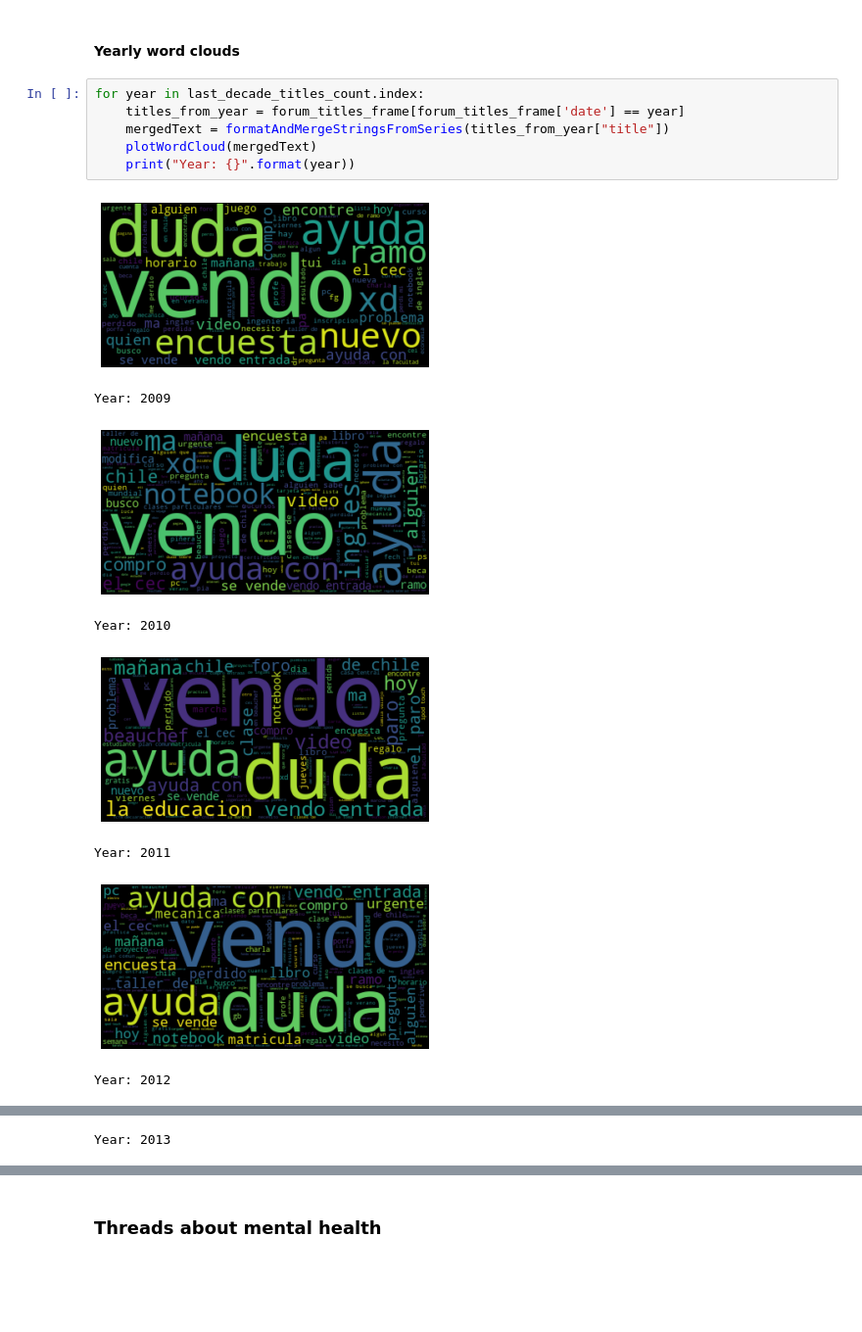
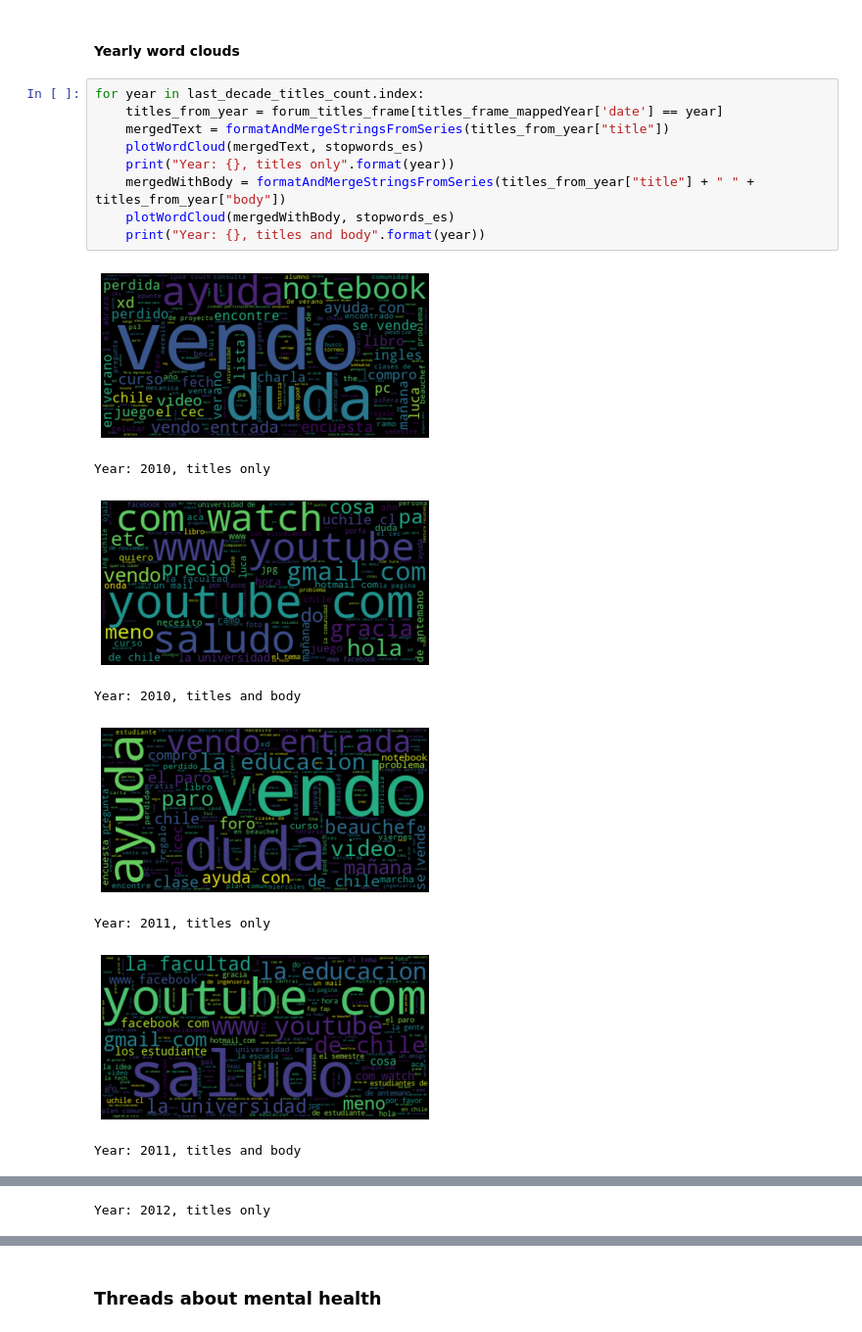
Before and after one commit to martinKindall/forum_analysis_wordclouds, a Jupyter notebook: Forum_analysis.ipynb, the cells around one changed output, grey strips where cells are left out. Shown at 98% size. Saved outputs shown, nothing was run; the diff lists cells and outputs as text; blank space fills up the shorter version.

```diff
--- a/Forum_analysis.ipynb
+++ b/Forum_analysis.ipynb
@@ -135,16 +136,19 @@ plotWordCloud(onlyTitles, stopwords_es)
 #### Yearly word clouds
 # %%
 for year in last_decade_titles_count.index:
-    titles_from_year = forum_titles_frame[forum_titles_frame['date'] == year]
+    titles_from_year = forum_titles_frame[titles_frame_mappedYear['date'] == year]
     mergedText = formatAndMergeStringsFromSeries(titles_from_year["title"])
-    plotWordCloud(mergedText)
-    print("Year: {}".format(year))
+    plotWordCloud(mergedText, stopwords_es)
+    print("Year: {}, titles only".format(year))
+    mergedWithBody = formatAndMergeStringsFromSeries(titles_from_year["title"] + " " + titles_from_year["body"])
+    plotWordCloud(mergedWithBody, stopwords_es)
+    print("Year: {}, titles and body".format(year))
 # %% [output]
-[figure, old version]
+[figure, new version]
-Year: 2009
+Year: 2010, titles only
-[figure, old version]
+[figure, new version]
-Year: 2010
+Year: 2010, titles and body
-[figure, old version]
+[figure, new version]
-Year: 2011
+Year: 2011, titles only
-[figure, old version]
+[figure, new version]
-Year: 2012
+Year: 2011, titles and body
@@ -152 +156 @@ Year: 2012
-Year: 2013
+Year: 2012, titles only
```
Also changed, not shown: parts of 6 cells of this notebook.
